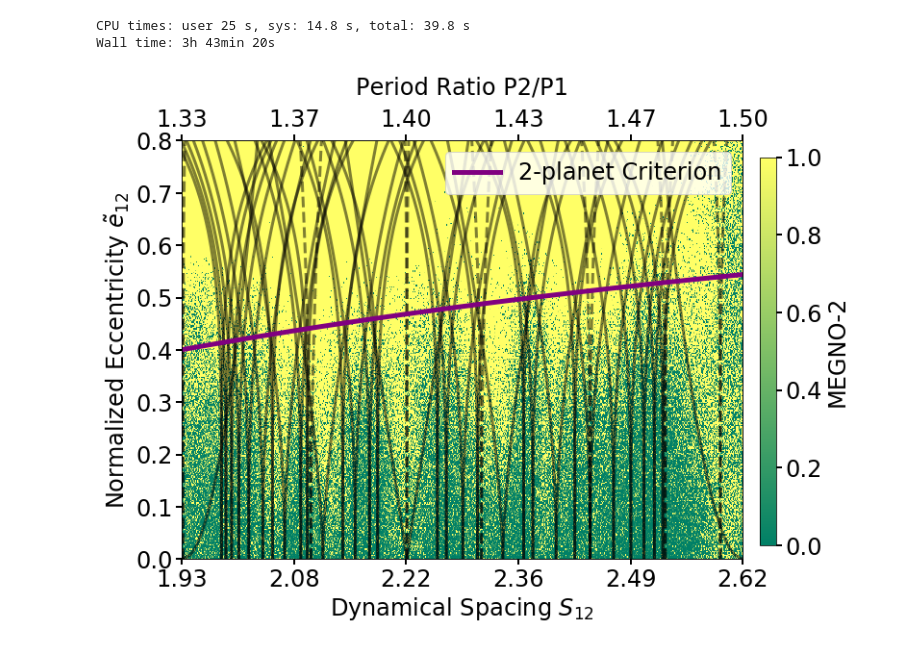
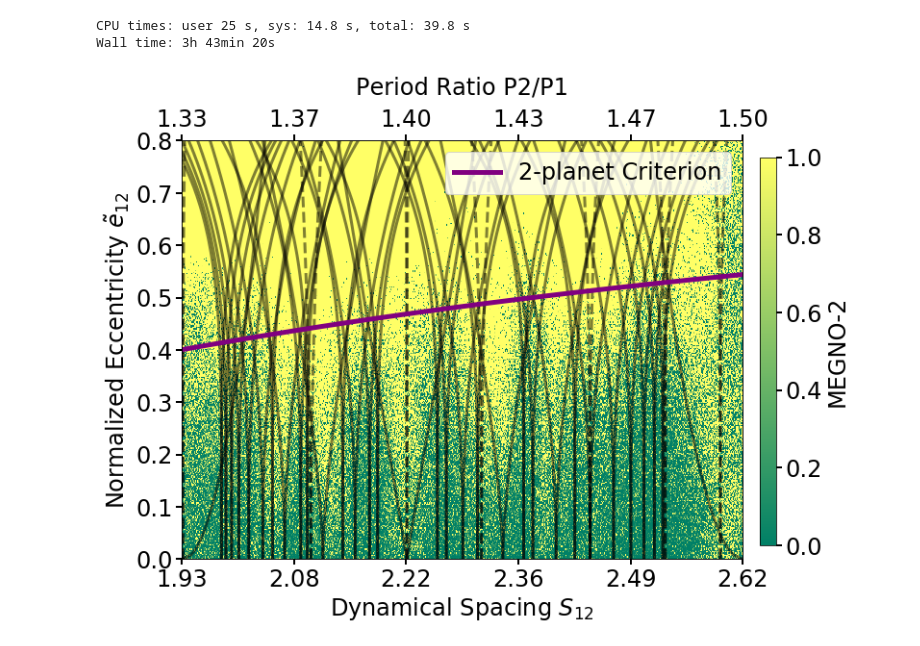
Before and after one commit to dtamayo/chaospaper, a Jupyter notebook: SingleEigenmode.ipynb, the cells around one changed output. Cells and saved outputs as stored; diff of their text form; code cells hidden in the pictures.

```diff
--- a/SingleEigenmode.ipynb
+++ b/SingleEigenmode.ipynb
@@ -256,7 +256,6 @@ ax.set_ylim([etildes.min(), etildes.max()])
 
 fig.subplots_adjust(right=0.8, wspace=0.05)
 cbar_ax = fig.add_axes([0.82, 0.15, 0.02, 0.7])
-#cbar_ax.axis('off')
 cb = fig.colorbar(im, cax=cbar_ax)
 cb.set_label("MEGNO-2", fontsize=24)
 cb.ax.tick_params(labelsize=24)
@@ -290,7 +289,7 @@ for k in range(1,kmax+1):
         if P21 > 1/P12s.max()-0.01 and P21 < 1/P12s.min()+0.01:
             #ax.text(P21-0.005, 0.48-0.02*k, '{0}:{1}'.format(j, j-k), fontsize=20)
             es = np.linspace(0, etildemax, 100)
-            dPs = (j/(j-k))**(2/3)*2*np.sqrt(3)*h[k]**(1/2)*eps**(1/2)*(es)**(k/2)
+            dPs = j/(j-k)*2*np.sqrt(3)*h[k]**(1/2)*eps**(1/2)*(es)**(k/2)
             ax.plot(P21+dPs, es, 'k', alpha=0.5)
             ax.plot(P21-dPs, es, 'k', alpha=0.5)
 
@@ -306,31 +305,31 @@ for k in range(1,kmax+1):
         eps = mu/3*(1 + alpha**(1/6))
         if P23*P3 > 1/P12s.max()-0.01 and P23*P3 < 1/P12s.min()+0.01:
             e12s = np.linspace(0, etildemax, 100)
             e23s = e12s*ec21/ec23
             dPs = (j-k)/j*P3*2*np.sqrt(3)*h[k]**(1/2)*eps**(1/2)*e23s**(k/2)
             ax.plot(P2+dPs, es, 'k--', alpha=0.5)
             ax.plot(P2-dPs, es, 'k--', alpha=0.5)
 
 deltas = (1-P12s**(2/3))/(2*mu/3)**(1/4)
 ax.plot(1/P12s, np.exp(-2.2*deltas**(-4/3)), color='purple', lw=5, label='2-planet Criterion')
 ax.legend(loc='upper right', fontsize=24)
 
 ax.set_xticks(np.linspace(1.333, 1.5, 6))
 ax.set_xticklabels(["{0:.2f}".format(d) for d in ax.get_xticks()])
 
 ax.tick_params(axis='both', which='major', labelsize=24)
 ax.tick_params(axis='both', which='minor', labelsize=8)
 ax.set_xlabel("Period Ratio P2/P1", fontsize=24, labelpad=15)
 ax.set_ylabel(r'Normalized Eccentricity $\tilde{e}_{\rm{12}}}$', fontsize=24)
 ax2 = ax.twiny()
 ax2.set_xticklabels(["{0:.2f}".format(d) for d in [(1-P21**(-2/3))/(2*mu/3)**(1/4) for P21 in ax.get_xticks()]], fontsize=24)
 ax2.set_xlabel(r'Dynamical Spacing $S_{12}$', fontsize=24)
 ax2.xaxis.tick_bottom()
 ax2.xaxis.set_label_position('bottom')
 #ax2.tick_params(axis='both', which='major', labelsize=18)
 
 ax.xaxis.tick_top()
 ax.xaxis.set_label_position('top')
 fig.savefig('singleeigenmode.pdf')
 # %% [output]
-[figure, old version]
+[figure, new version]
```
Also changed, not shown: parts of 1 cell of this notebook, 6 other files.
